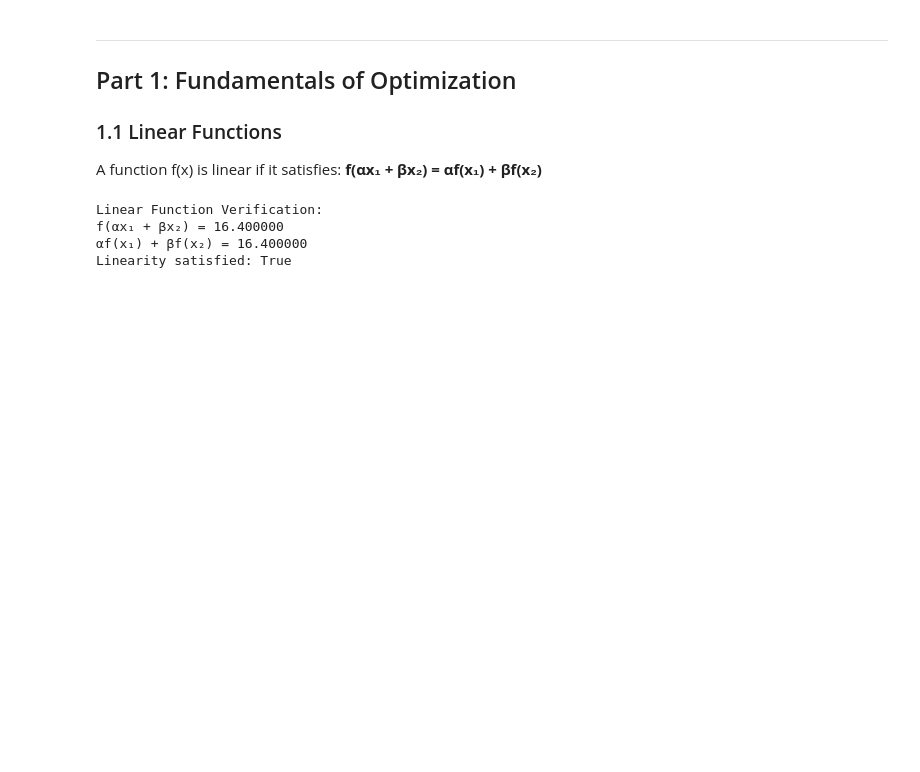
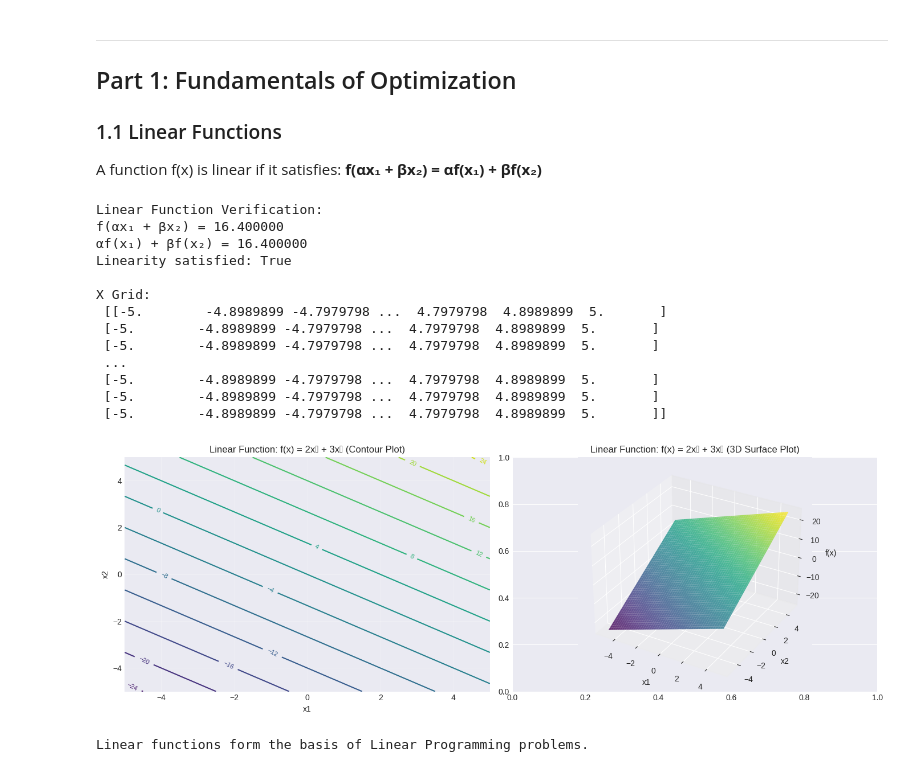
Before and after one commit to kumaramardeep342/AI_Lab, a Jupyter notebook: 2_optimization/Optimization_Methods_Scipy.ipynb, the cells around one changed output. Drawn from its saved outputs; the diff is of its cells as text; code cells hidden in the pictures; blank space fills up the shorter version.

```diff
--- a/2_optimization/Optimization_Methods_Scipy.ipynb
+++ b/2_optimization/Optimization_Methods_Scipy.ipynb
@@ -37,29 +37,69 @@ A function f(x) is linear if it satisfies: **f(αx₁ + βx₂) = αf(x₁) + β
 # %%
 # Example 1.1: Linear Function
 def linear_function(x,c):
     """Linear Function : f(x) = c^T*x"""
     return np.dot(c,x)
 
 #Test linearlity property
 c = np.array([2,3,1]) #Coefficient vector
 x1 = np.array([1,2,3])
 x2 = np.array([4,5,6])
 alpha = 0.7
 beta = 0.3
 
 # Check linearity: f(αx₁ + βx₂) = αf(x₁) + βf(x₂)
 lhs = linear_function(alpha*x1 + beta*x2,c)
 rhs = alpha*linear_function(x1,c) + beta*(linear_function(x2,c))
 
 print("Linear Function Verification:")
 print(f"f(αx₁ + βx₂) = {lhs:.6f}")
 print(f"αf(x₁) + βf(x₂) = {rhs:.6f}")
 print(f"Linearity satisfied: {np.isclose(lhs, rhs)}")
 print()
 
 # Additional example: 2D linear function visualization
+x = np.linspace(-5,5,100)
+y = np.linspace(-5,5,100)
+X,Y = np.meshgrid(x,y)
+print("X Grid:\n", X)
+print()
+c2d = np.array([2,3])
+Z = c2d[0]*X + c2d[1]*Y
+fig,(ax1,ax2) = plt.subplots(1,2,figsize=(14,5))
+
+# Contour plot
+contour = ax1.contour(X,Y,Z,levels=15,cmap = 'viridis')
+ax1.clabel(contour,inline=True,fontsize=8)
+ax1.set_xlabel("x1")
+ax1.set_ylabel("x2")
+ax1.set_title('Linear Function: f(x) = 2x₁ + 3x₂ (Contour Plot)')
+ax1.grid(True, alpha=0.3)
+
+# 3D surface plot
+ax2 = fig.add_subplot(122,projection='3d')
+ax2.plot_surface(X,Y,Z,cmap='viridis',alpha=0.8)
+ax2.set_xlabel("x1")
+ax2.set_ylabel("x2")
+ax2.set_zlabel("f(x)")
+ax2.set_title('Linear Function: f(x) = 2x₁ + 3x₂ (3D Surface Plot)')
+
+plt.tight_layout()
+plt.show()
+
+print("Linear functions form the basis of Linear Programming problems.")
 # %% [output]
 Linear Function Verification:
 f(αx₁ + βx₂) = 16.400000
 αf(x₁) + βf(x₂) = 16.400000
 Linearity satisfied: True
+
+X Grid:
+ [[-5.        -4.8989899 -4.7979798 ...  4.7979798  4.8989899  5.       ]
+ [-5.        -4.8989899 -4.7979798 ...  4.7979798  4.8989899  5.       ]
+ [-5.        -4.8989899 -4.7979798 ...  4.7979798  4.8989899  5.       ]
+ ...
+ [-5.        -4.8989899 -4.7979798 ...  4.7979798  4.8989899  5.       ]
+ [-5.        -4.8989899 -4.7979798 ...  4.7979798  4.8989899  5.       ]
+ [-5.        -4.8989899 -4.7979798 ...  4.7979798  4.8989899  5.       ]]
+[figure, added]
+Linear functions form the basis of Linear Programming problems.
```
Also changed, not shown: parts of 6 cells of this notebook.
